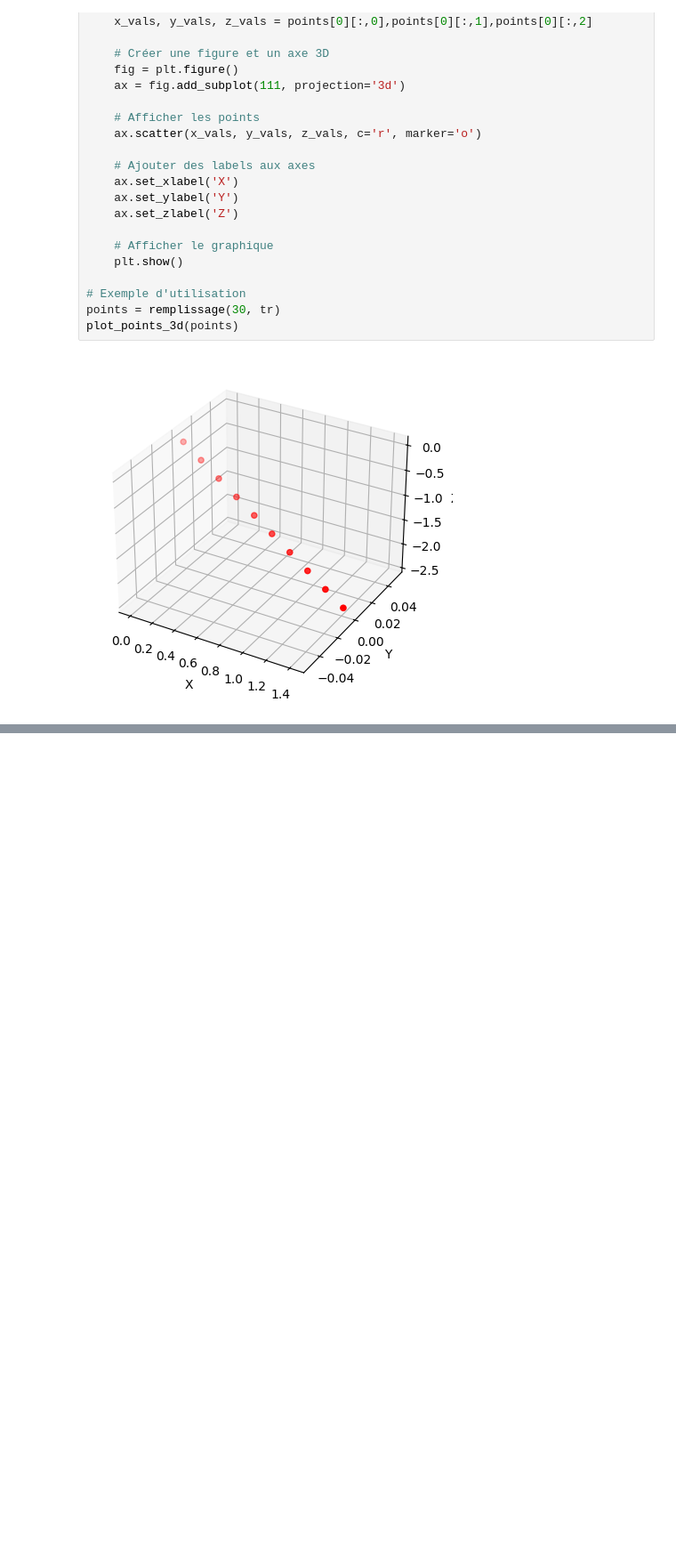
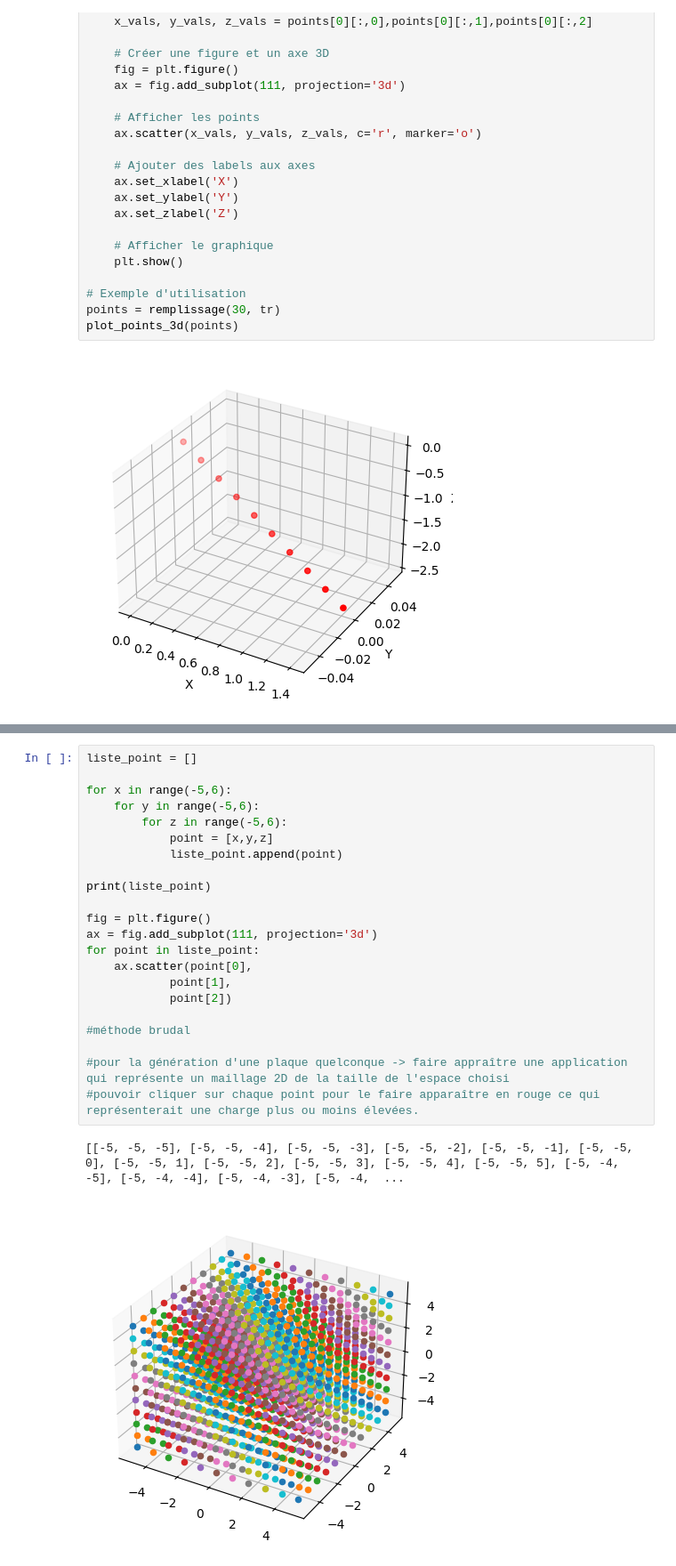
Before and after one commit to uvsq22211965/projet_numerique, a Jupyter notebook: projet.ipynb, the cells around one changed output, grey strips where cells are left out. Shown: that part at 89% size. Cells and saved outputs as stored; diff of their text form; blank space fills up the shorter version.

Commit message:
ajout d'idée dans le code pour la création d'une plaque quelconque chargée

```diff
--- a/projet.ipynb
+++ b/projet.ipynb
@@ -95,0 +96,25 @@ array([-5.18896544e+10, -5.18896544e+10, -5.18896544e+10])
+# %%
+liste_point = []
+
+for x in range(-5,6):
+    for y in range(-5,6):
+        for z in range(-5,6):
+            point = [x,y,z]
+            liste_point.append(point)
+
+print(liste_point)
+
+fig = plt.figure()
+ax = fig.add_subplot(111, projection='3d')
+for point in liste_point:
+    ax.scatter(point[0],
+            point[1],
+            point[2])
+
+#méthode brudal
+
+#pour la génération d'une plaque quelconque -> faire appraître une application qui représente un maillage 2D de la taille de l'espace choisi
+#pouvoir cliquer sur chaque point pour le faire apparaître en rouge ce qui représenterait une charge plus ou moins élevées.
+# %% [output]
+[[-5, -5, -5], [-5, -5, -4], [-5, -5, -3], [-5, -5, -2], [-5, -5, -1], [-5, -5, 0], [-5, -5, 1], [-5, -5, 2], [-5, -5, 3], [-5, -5, 4], [-5, -5, 5], [-5, -4, -5], [-5, -4, -4], [-5, -4, -3], [-5, -4,  ...
+[figure, added]
```
Also changed, not shown: parts of 1 cell of this notebook, 1 other file.
